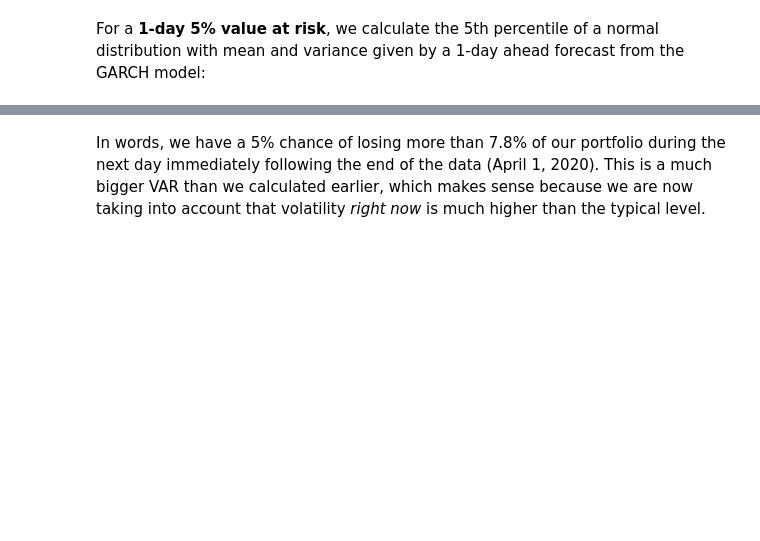
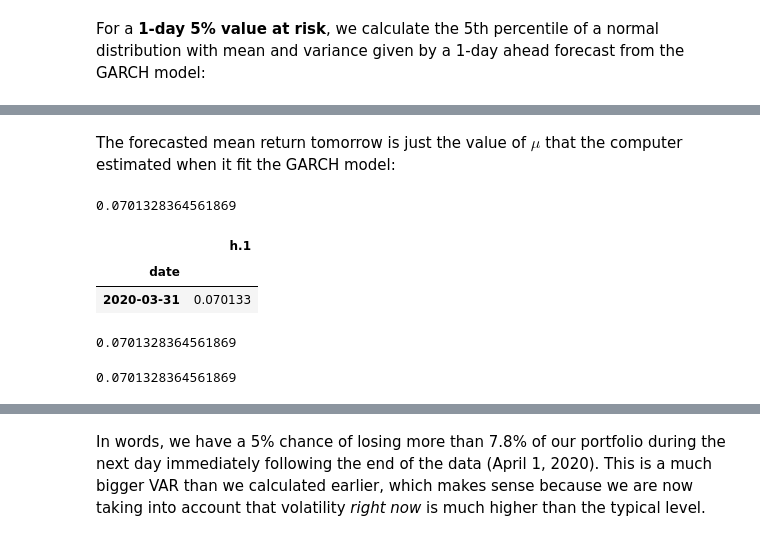
Before and after one commit to wgjm1986/FIN657, a Jupyter notebook: Week 7 and 8 - GARCH/Volatility modeling.ipynb, the cells around one changed output, grey strips where cells are left out. Saved outputs shown, nothing was run; the diff lists cells and outputs as text; code cells hidden in the pictures; blank space fills up the shorter version.

Commit message:
edited volatility modeling notebook for clarity

```diff
--- a/Week 7 and 8 - GARCH/Volatility modeling.ipynb
+++ b/Week 7 and 8 - GARCH/Volatility modeling.ipynb
@@ -493,0 +519,20 @@ forecast = GARCH11_results.forecast(horizon=1)
+# %% [markdown]
+The forecasted mean return tomorrow is just the value of $\mu$ that the computer estimated when it fit the GARCH model:
+# %%
+GARCH11_results.params['mu']
+# %% [output]
+0.0701328364561869
+# %%
+forecast.mean
+# %% [output]
+|  | h.1 |
+| date |  |
+| 2020-03-31 | 0.070133 |
+# %%
+forecast.mean.iloc[0,0]
+# %% [output]
+0.0701328364561869
+# %%
+forecast.mean.loc['2020-03-31','h.1']
+# %% [output]
+0.0701328364561869
```
Also changed, not shown: parts of 71 cells of this notebook, 1 other file.
